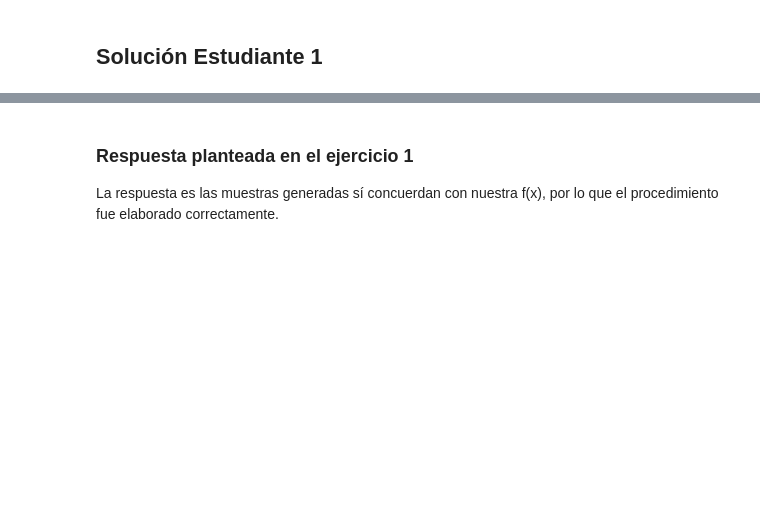
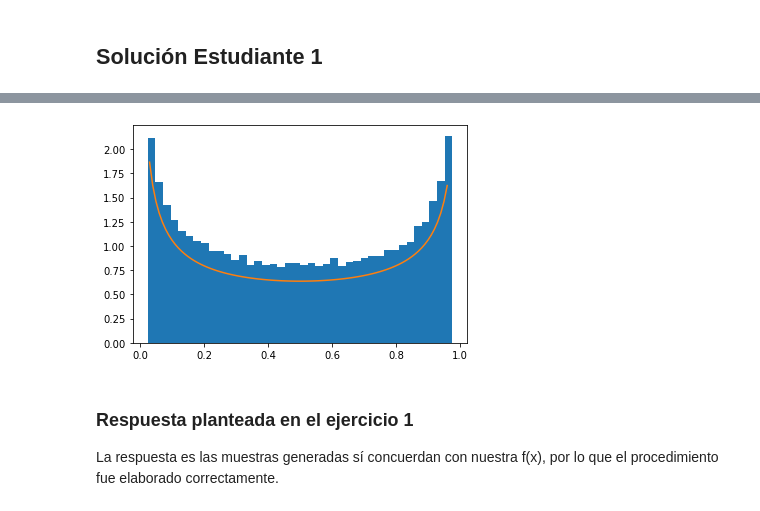
Before and after one commit to duarteandres/Tarea_4_SPF_AndresDuarte, a Jupyter notebook: Tarea 4 SPF Andres Duarte_Eduardo Loza.ipynb, the cells around one changed output, grey strips where cells are left out. Drawn from its saved outputs; the diff is of its cells as text; code cells hidden in the pictures; blank space fills up the shorter version.

Commit message:
parte eduardo

```diff
--- a/Tarea 4 SPF Andres Duarte_Eduardo Loza.ipynb
+++ b/Tarea 4 SPF Andres Duarte_Eduardo Loza.ipynb
@@ -91,3 +91,21 @@ comparar_aleatorios_densidad(f, Finv, N)
+# %%
+## Solución Eduardo
+
+def comparar_aleatorios_densidad(f, Finv, N):
+    u = np.random.uniform(0.1, 0.9, N)
+    f_rand = Finv(u)
+    x = np.arange(0.03, 0.97, 0.01)
+    f_densidad = f(x)
+    plt.hist(f_rand, density = True, bins = 40)
+    plt.plot(x, f_densidad)
+    plt.show()
+
+f = lambda x: 1 / ((np.sqrt(1 - x)) * np.sqrt(x) * np.pi)
+Finv = lambda u: (np.sin(u * np.pi / 2))**2
+N = 100000
+comparar_aleatorios_densidad(f, Finv, N)
+# %% [output]
+[figure, added]
 # %% [markdown]
 ### Respuesta planteada en el ejercicio 1
  La respuesta es las muestras generadas sí concuerdan con nuestra f(x), por lo que el procedimiento fue elaborado correctamente.
```
Also changed, not shown: parts of 12 cells of this notebook.
